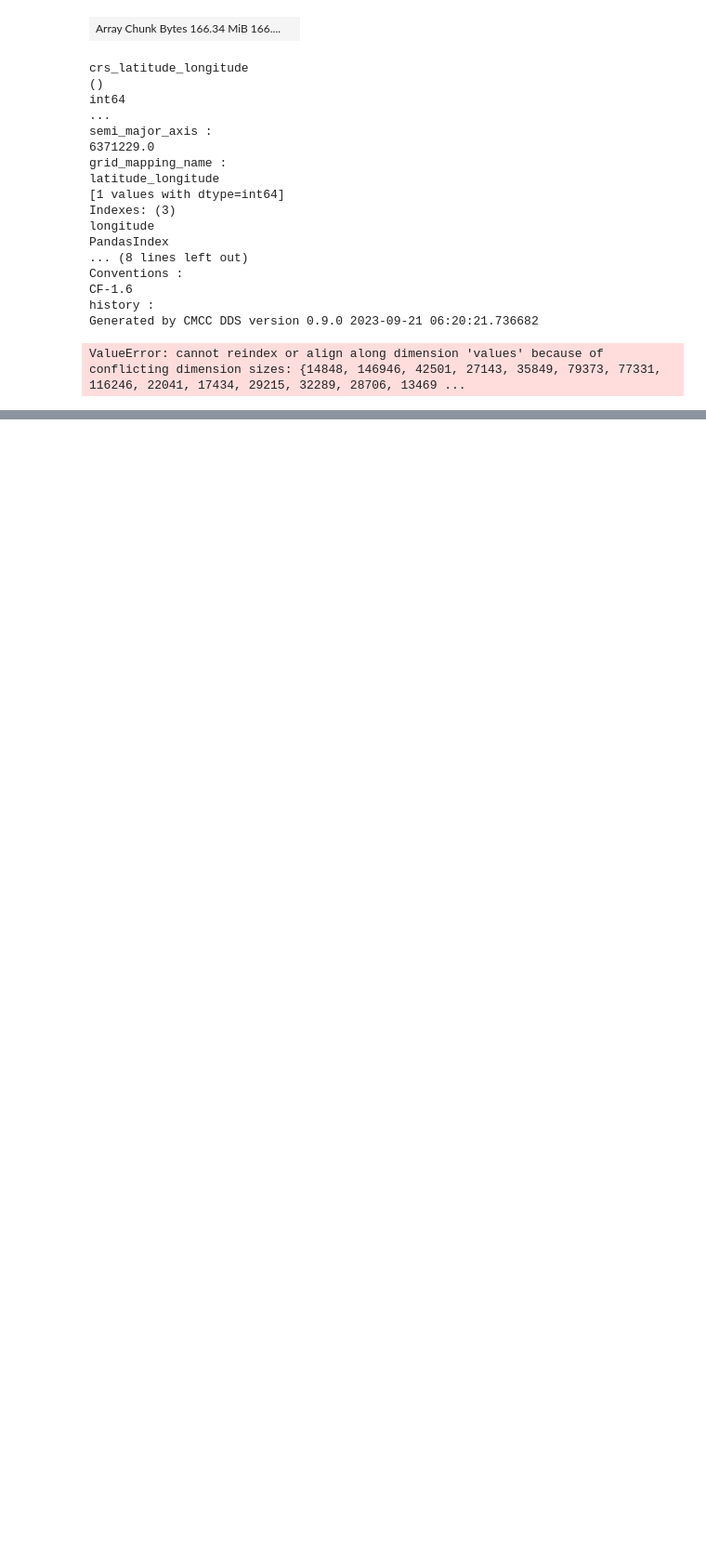
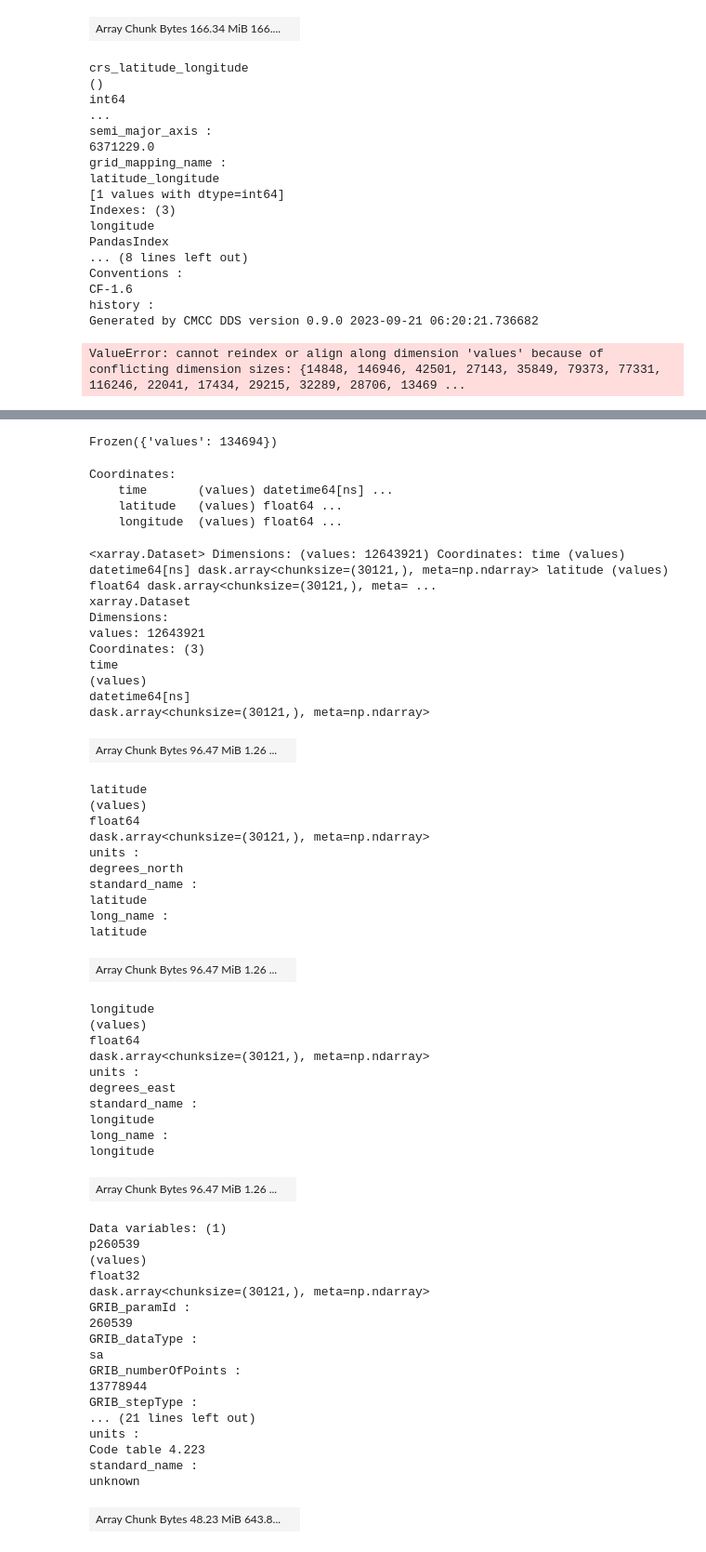
Before and after one commit to tallatmahmood98/development-catalog, a Jupyter notebook: Catalog/catalogTest.ipynb, the cells around one changed output, grey strips where cells are left out. Shown at 93% size. Cells and saved outputs as stored; diff of their text form; code cells hidden in the pictures; blank space fills up the shorter version.

```diff
--- a/Catalog/catalogTest.ipynb
+++ b/Catalog/catalogTest.ipynb
@@ -267,0 +243,66 @@ history :
+# %%
+ds1.dims
+# %% [output]
+Frozen({'values': 134694})
+# %%
+ds2.coords
+# %% [output]
+Coordinates:
+    time       (values) datetime64[ns] ...
+    latitude   (values) float64 ...
+    longitude  (values) float64 ...
+# %%
+ds4 = xr.open_mfdataset('./datasets/ACTIVE_FIRE_MONITORING/daily/netcdfs/2010/**/*.nc', concat_dim='values', combine='nested')
+# %%
+ds4
+# %% [output]
+<xarray.Dataset> Dimensions: (values: 12643921) Coordinates: time (values) datetime64[ns] dask.array<chunksize=(30121,), meta=np.ndarray> latitude (values) float64 dask.array<chunksize=(30121,), meta= ...
+xarray.Dataset
+Dimensions:
+values: 12643921
+Coordinates: (3)
+time
+(values)
+datetime64[ns]
+dask.array<chunksize=(30121,), meta=np.ndarray>
+| Array Chunk Bytes 96.47 MiB 1.26 ... |  |
+latitude
+(values)
+float64
+dask.array<chunksize=(30121,), meta=np.ndarray>
+units :
+degrees_north
+standard_name :
+latitude
+long_name :
+latitude
+| Array Chunk Bytes 96.47 MiB 1.26 ... |  |
+longitude
+(values)
+float64
+dask.array<chunksize=(30121,), meta=np.ndarray>
+units :
+degrees_east
+standard_name :
+longitude
+long_name :
+longitude
+| Array Chunk Bytes 96.47 MiB 1.26 ... |  |
+Data variables: (1)
+p260539
+(values)
+float32
+dask.array<chunksize=(30121,), meta=np.ndarray>
+GRIB_paramId :
+260539
+GRIB_dataType :
+sa
+GRIB_numberOfPoints :
+13778944
+GRIB_stepType :
+... (21 lines left out)
+units :
+Code table 4.223
+standard_name :
+unknown
+| Array Chunk Bytes 48.23 MiB 643.8... |  |
```
Also changed, not shown: parts of 7 cells of this notebook, 1 other file.
